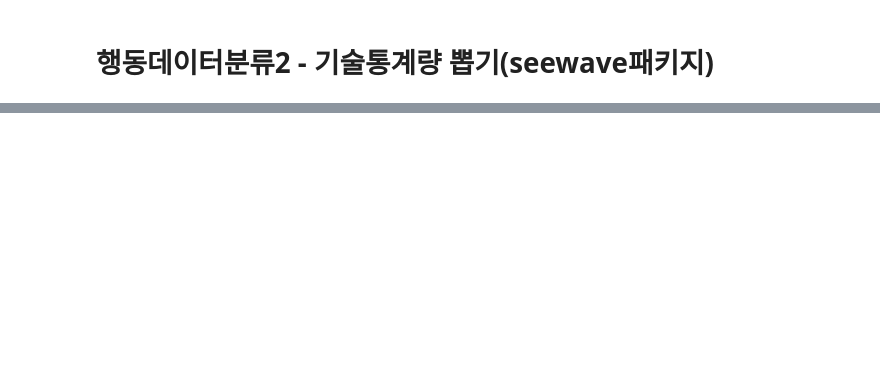
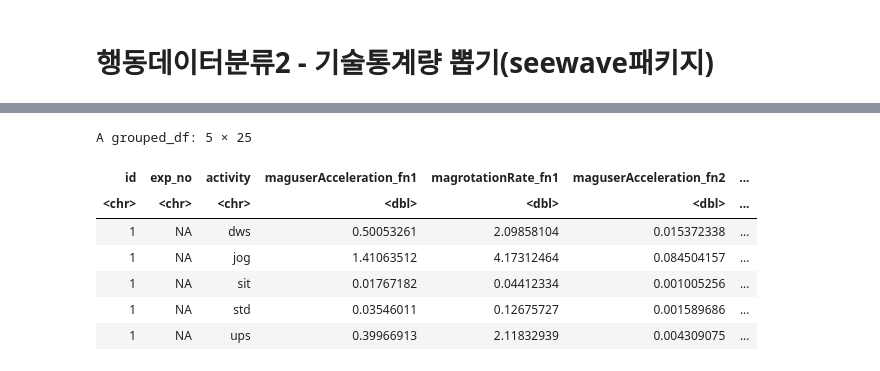
Before and after one commit to young-hun-jo/SCH_Univ_Course, a Jupyter notebook: Unstructured_data/HAR.ipynb, the cells around one changed output, grey strips where cells are left out. Saved outputs shown, nothing was run; the diff lists cells and outputs as text; code cells hidden in the pictures; blank space fills up the shorter version.

```diff
--- a/Unstructured_data/HAR.ipynb
+++ b/Unstructured_data/HAR.ipynb
@@ -352,0 +357,3 @@ The downloaded binary packages are in
+# %%
+# 클래스 변수를 요소형으로 정의
+HAR_summary$activity<-as.factor(HAR_summary$activity)
@@ -352,0 +368,4 @@ The downloaded binary packages are in
+# %%
+# activity 변수에다가 x값으로 들어갈 'mag'가 들어가있는 칼럼과 y값인 'activity' 칼럼들만 추출
+activity<-HAR_summary %>% ungroup() %>% select(c(colnames(HAR_summary)[str_detect(colnames(HAR_summary), "mag")], 'activity'))
+head(activity, n=5)
@@ -377,0 +583,13 @@ ERROR: Error in is_fun_list(.funs): 객체 'rss'를 찾을 수 없습니다
+# %%
+# id와 code값이 같은 것들에 해당하는 것만 HAR_summary쪽(왼쪽)으로 join시키기
+HAR_summary_extend<-HAR_summary_extend %>% left_join(subject_info, by=c('id'='code'))
+head(HAR_summary_extend,n=5)
+# %% [output]
+A grouped_df: 5 × 25
+| id | exp_no | activity | maguserAcceleration_fn1 | magrotationRate_fn1 | maguserAcceleration_fn2 | ... |
+| <chr> | <chr> | <chr> | <dbl> | <dbl> | <dbl> | ... |
+| 1 | NA | dws | 0.50053261 | 2.09858104 | 0.015372338 | ... |
+| 1 | NA | jog | 1.41063512 | 4.17312464 | 0.084504157 | ... |
+| 1 | NA | sit | 0.01767182 | 0.04412334 | 0.001005256 | ... |
+| 1 | NA | std | 0.03546011 | 0.12675727 | 0.001589686 | ... |
+| 1 | NA | ups | 0.39966913 | 2.11832939 | 0.004309075 | ... |
```
Also changed, not shown: parts of 41 cells of this notebook.
